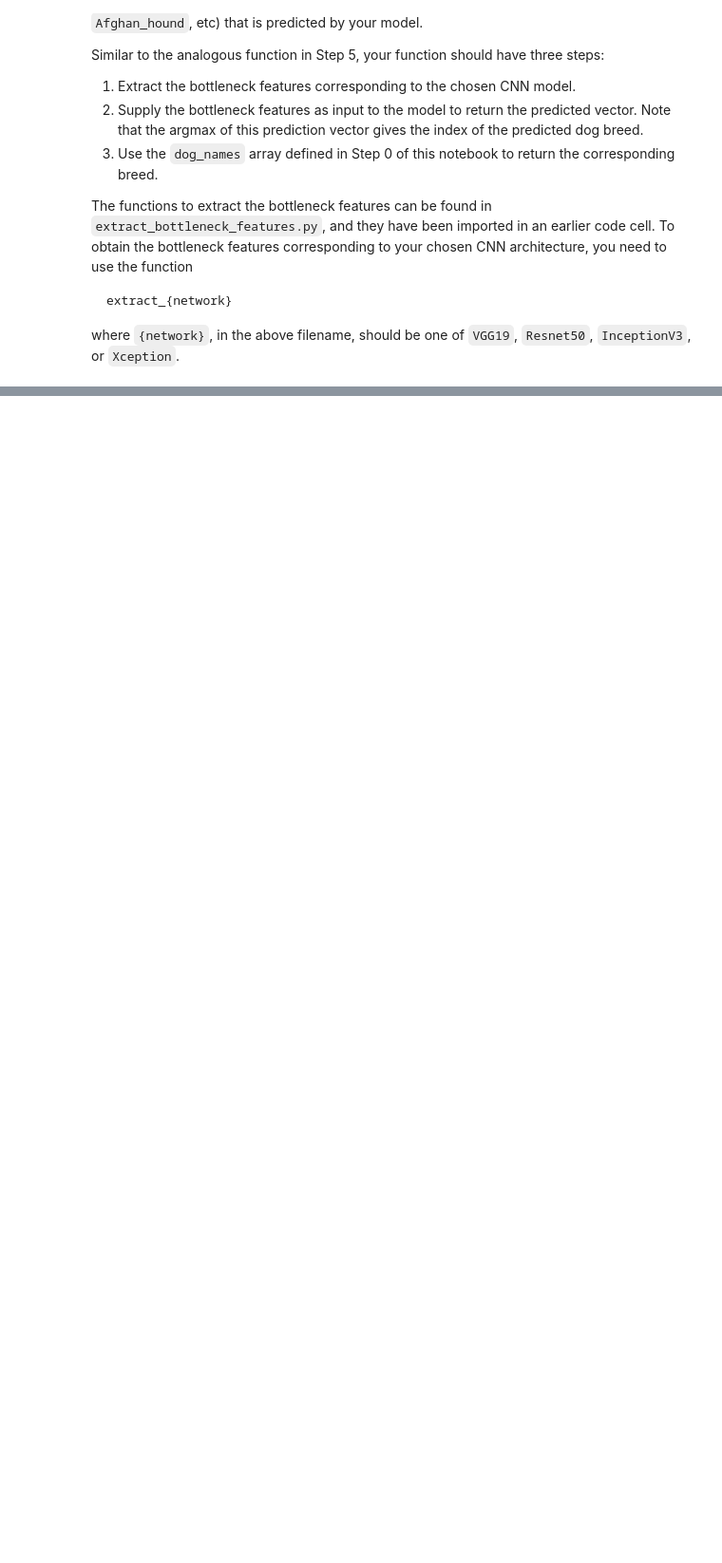
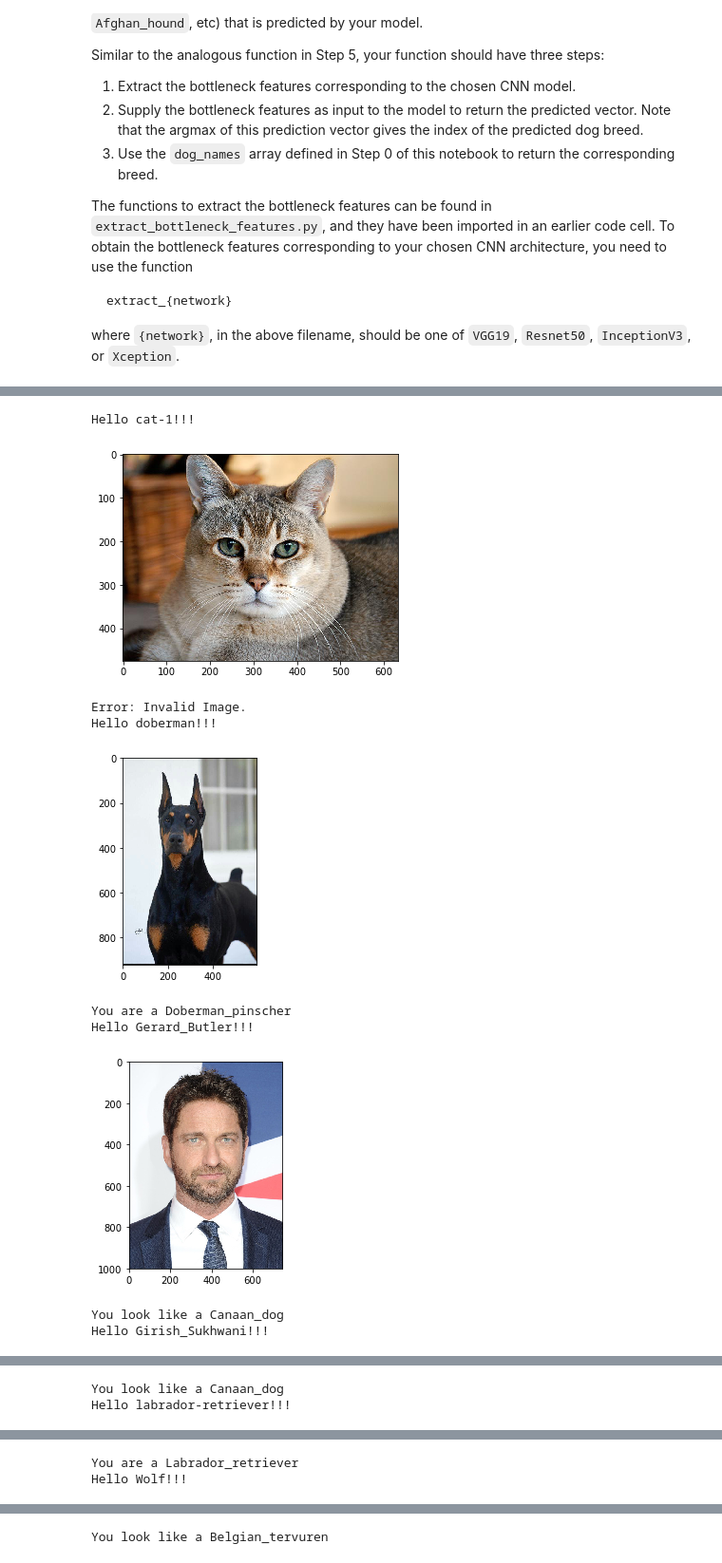
Before and after one commit to girish-sukhwani/Dog-Breed-Classifier, a Jupyter notebook: dog_app.ipynb, the cells around one changed output, grey strips where cells are left out. Shown at 95% size. Drawn from its saved outputs; the diff is of its cells as text; code cells hidden in the pictures; blank space fills up the shorter version.

```diff
--- a/dog_app.ipynb
+++ b/dog_app.ipynb
@@ -615,6 +621,7 @@ __Answer:__
 ### TODO: Define your architecture.
 InceptionV3_model = Sequential()
 InceptionV3_model.add(GlobalAveragePooling2D(input_shape=train_InceptionV3.shape[1:]))
+InceptionV3_model.add(Dense(500, activation='sigmoid'))
 InceptionV3_model.add(Dense(133, activation='softmax'))
 
 InceptionV3_model.summary()
@@ -707,7 +716,7 @@ where `{network}`, in the above filename, should be one of `VGG19`, `Resnet50`,
 ### and returns the dog breed that is predicted by the model.
 from extract_bottleneck_features import *
 
-def Inception_predict_breed(img_path):
+def InceptionV3_predict_breed(img_path):
     # extract bottleneck features
     bottleneck_feature = extract_InceptionV3(path_to_tensor(img_path))
     # obtain predicted vector
@@ -735,6 +744,13 @@ Some sample output for our algorithm is provided below, but feel free to design
 # %%
 ### TODO: Write your algorithm.
 ### Feel free to use as many code cells as needed.
+def classify_dog_breed(img_path):
+    if dog_detector(img_path):
+        return 'You are a ' + InceptionV3_predict_breed(img_path)
+    elif face_detector(img_path):
+        return 'You look like a ' + InceptionV3_predict_breed(img_path)
+    else:
+        return "Error: Invalid Image."
 # %% [markdown]
 ---
 <a id='step7'></a>
@@ -752,4 +775,22 @@ __Answer:__
 # %%
 ## TODO: Execute your algorithm from Step 6 on
 ## at least 6 images on your computer.
 ## Feel free to use as many code cells as needed.
+for name in glob('sample_images/*'):
+    print('Hello %s!!!' %name.split('.')[0].split('\\')[-1])
+    img_bgr = cv2.imread(name)
+    img_rgb = cv2.cvtColor(img_bgr, cv2.COLOR_BGR2RGB)
+    plt.imshow(img_rgb)
+    plt.show()
+    print(classify_dog_breed(name))
+# %% [output]
+Hello cat-1!!!
+[figure, added]
+Error: Invalid Image.
+Hello doberman!!!
+[figure, added]
+You are a Doberman_pinscher
+Hello Gerard_Butler!!!
+[figure, added]
+You look like a Canaan_dog
+Hello Girish_Sukhwani!!!
@@ -755,0 +798,2 @@ __Answer:__
+You look like a Canaan_dog
+Hello labrador-retriever!!!
@@ -755,0 +801,2 @@ __Answer:__
+You are a Labrador_retriever
+Hello Wolf!!!
@@ -755,0 +804 @@ __Answer:__
+You look like a Belgian_tervuren
```
Also changed, not shown: parts of 11 cells of this notebook, 7 other files.
